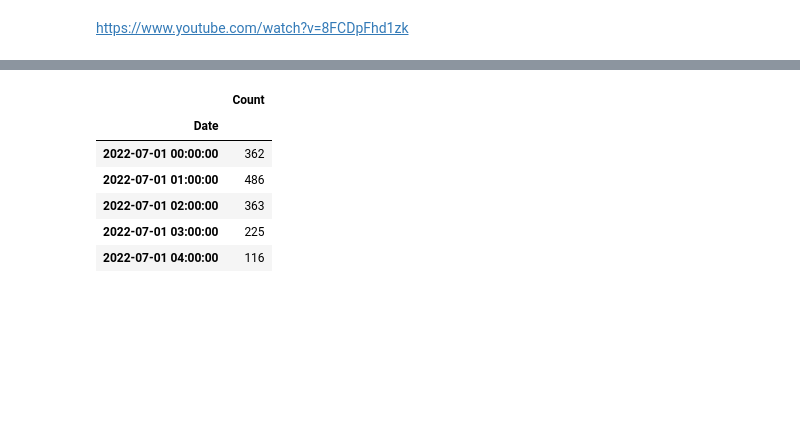
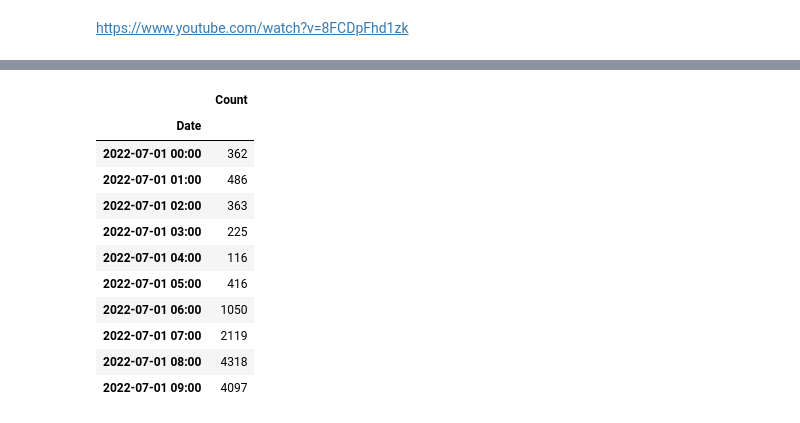
Before and after one commit to Archit2000/Traffic-Ticket-Prediction-using-Machine-Learning, a Jupyter notebook: ARIMA model.ipynb, the cells around one changed output, grey strips where cells are left out. Cells and saved outputs as stored; diff of their text form; code cells hidden in the pictures; blank space fills up the shorter version.

```diff
--- a/ARIMA model.ipynb
+++ b/ARIMA model.ipynb
@@ -51,13 +39,19 @@ DatetimeIndex(['2022-07-01 00:00:00', '2022-07-01 01:00:00',
-# %%
-df.head()
-# %% [output]
-|  | Count |
-| Date |  |
-| 2022-07-01 00:00:00 | 362 |
-| 2022-07-01 01:00:00 | 486 |
-| 2022-07-01 02:00:00 | 363 |
-| 2022-07-01 03:00:00 | 225 |
-| 2022-07-01 04:00:00 | 116 |
+# %%
+df = df[:-5]
+df.head(10)
+# %% [output]
+|  | Count |
+| Date |  |
+| 2022-07-01 00:00 | 362 |
+| 2022-07-01 01:00 | 486 |
+| 2022-07-01 02:00 | 363 |
+| 2022-07-01 03:00 | 225 |
+| 2022-07-01 04:00 | 116 |
+| 2022-07-01 05:00 | 416 |
+| 2022-07-01 06:00 | 1050 |
+| 2022-07-01 07:00 | 2119 |
+| 2022-07-01 08:00 | 4318 |
+| 2022-07-01 09:00 | 4097 |
 # %%
 df['Count'].plot(figsize=(12,5))
 # %% [output]
```
Also changed, not shown: parts of 10 cells of this notebook.
